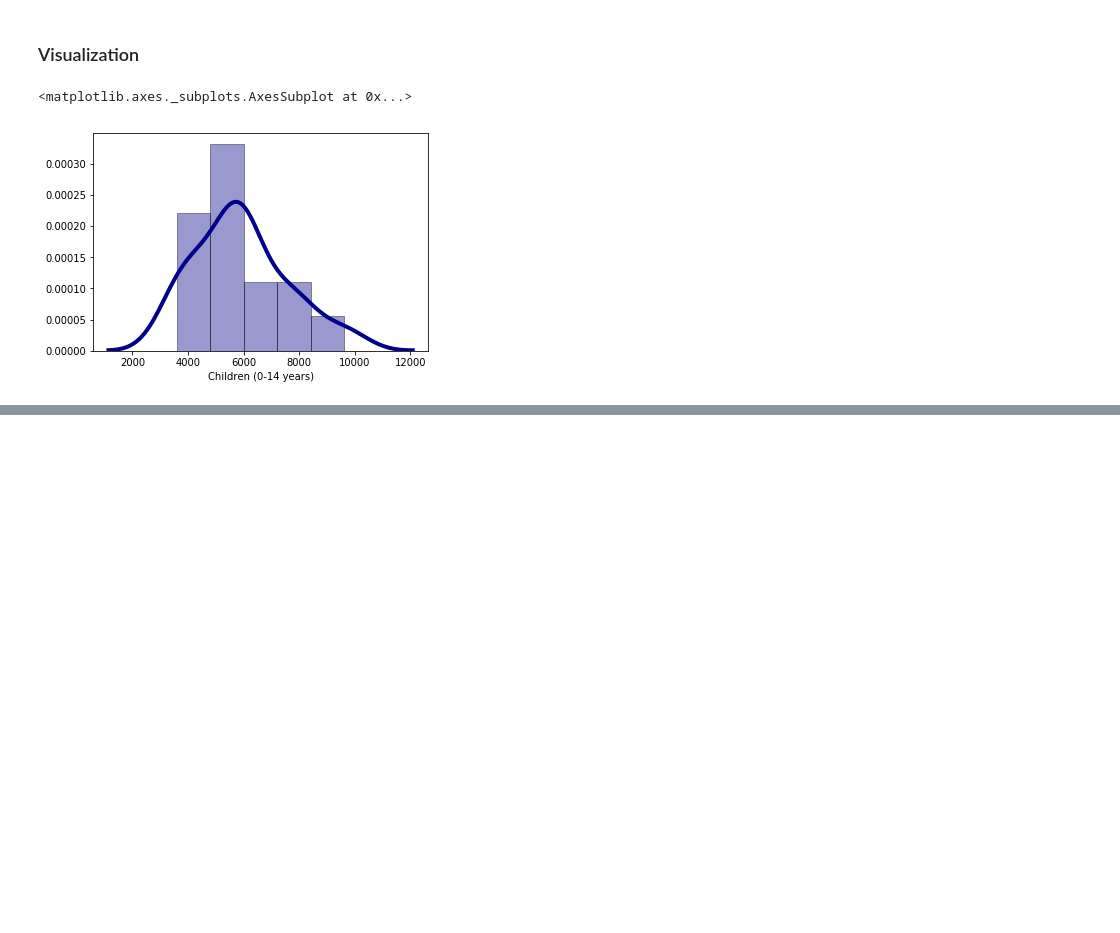
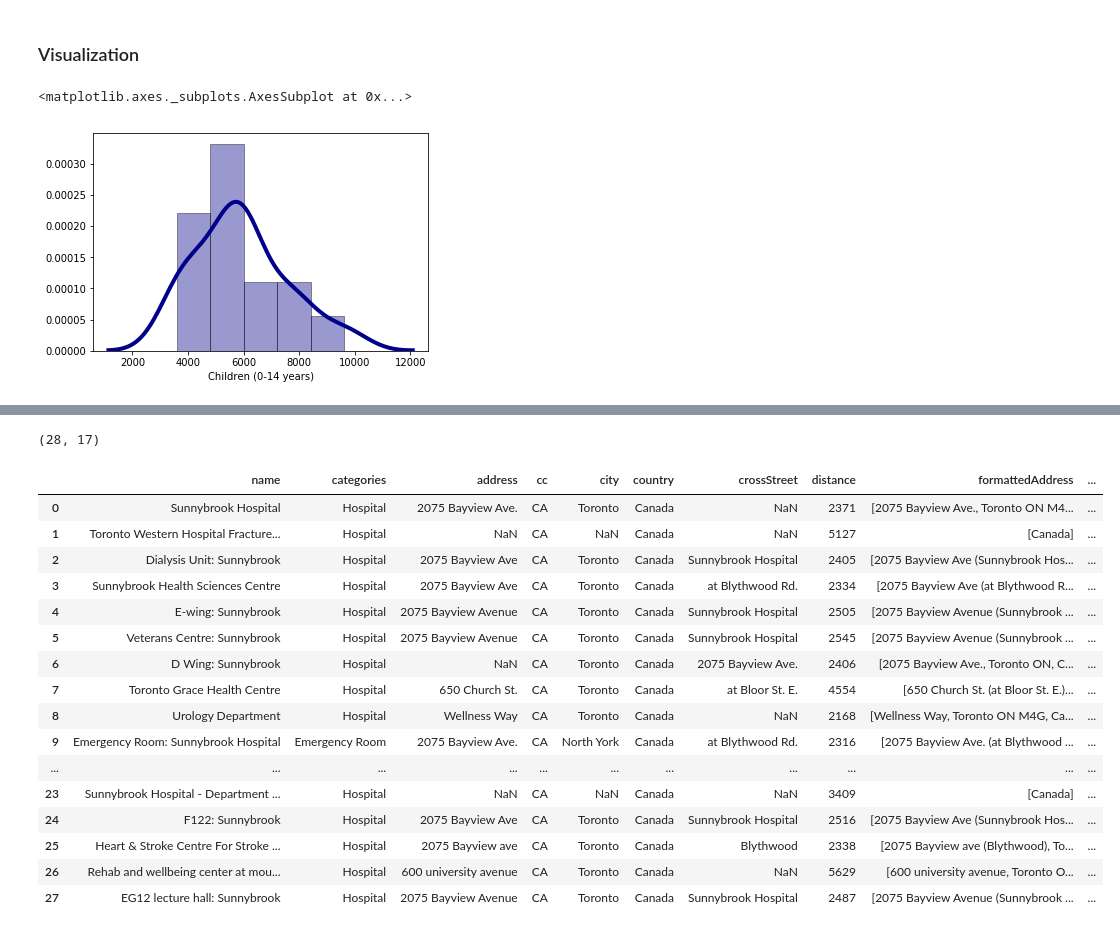
Before and after one commit to genephoenix/Coursera_Capstone, a Jupyter notebook: Capstone Project Notebook.ipynb, the cells around one changed output, grey strips where cells are left out. Cells and saved outputs as stored; diff of their text form; code cells hidden in the pictures; blank space fills up the shorter version.

```diff
--- a/Capstone Project Notebook.ipynb
+++ b/Capstone Project Notebook.ipynb
@@ -1168,0 +1219,3 @@ sns.distplot(top_vuln_rename['Children (0-14 years)'], hist=True, kde=True,
+# %%
+neighbourhood_latitude = 43.709682
+neighbourhood_longitude = -79.400178
@@ -1168,0 +1238,8 @@ sns.distplot(top_vuln_rename['Children (0-14 years)'], hist=True, kde=True,
+# %%
+#category id for hospitals
+category_id = '4bf58dd8d48988d196941735'
+
+url = 'https://api.foursquare.com/v2/venues/search?client_id={}&client_secret={}&categoryId={}&ll={},{}&radius=5000&v={}&limit={}'.format(CLIENT_ID, CLIENT_SECRET, category_id, neighbourhood_latitude, neighbourhood_longitude, VERSION, LIMIT)
+# %%
+results = requests.get(url).json()
+results
@@ -1168,0 +1264,7 @@ sns.distplot(top_vuln_rename['Children (0-14 years)'], hist=True, kde=True,
+# %%
+# assign relevant part of JSON to venues
+hospitals = results['response']['venues']
+
+# tranform venues into a dataframe
+hospital_df = json_normalize(hospitals)
+hospital_df.head()
@@ -1168,0 +1278,46 @@ sns.distplot(top_vuln_rename['Children (0-14 years)'], hist=True, kde=True,
+# %%
+hospital_df.shape
+# %% [output]
+(28, 17)
+# %%
+# keep only columns that include venue name, and anything that is associated with location
+filtered_columns = ['name', 'categories'] + [col for col in hospital_df.columns if col.startswith('location.')] + ['id']
+dataframe_filtered = hospital_df.loc[:, filtered_columns]
+
+# function that extracts the category of the venue
+def get_category_type(row):
+    try:
+        categories_list = row['categories']
+    except:
+        categories_list = row['venue.categories']
+
+    if len(categories_list) == 0:
+        return None
+    else:
+        return categories_list[0]['name']
+
+# filter the category for each row
+dataframe_filtered['categories'] = dataframe_filtered.apply(get_category_type, axis=1)
+
+# clean column names by keeping only last term
+dataframe_filtered.columns = [column.split('.')[-1] for column in dataframe_filtered.columns]
+
+dataframe_filtered
+# %% [output]
+|  | name | categories | address | cc | city | country | crossStreet | distance | formattedAddress | ... |
+| 0 | Sunnybrook Hospital | Hospital | 2075 Bayview Ave. | CA | Toronto | Canada | NaN | 2371 | [2075 Bayview Ave., Toronto ON M4... | ... |
+| 1 | Toronto Western Hospital Fracture... | Hospital | NaN | CA | NaN | Canada | NaN | 5127 | [Canada] | ... |
+| 2 | Dialysis Unit: Sunnybrook | Hospital | 2075 Bayview Ave | CA | Toronto | Canada | Sunnybrook Hospital | 2405 | [2075 Bayview Ave (Sunnybrook Hos... | ... |
+| 3 | Sunnybrook Health Sciences Centre | Hospital | 2075 Bayview Ave | CA | Toronto | Canada | at Blythwood Rd. | 2334 | [2075 Bayview Ave (at Blythwood R... | ... |
+| 4 | E-wing: Sunnybrook | Hospital | 2075 Bayview Avenue | CA | Toronto | Canada | Sunnybrook Hospital | 2505 | [2075 Bayview Avenue (Sunnybrook ... | ... |
+| 5 | Veterans Centre: Sunnybrook | Hospital | 2075 Bayview Avenue | CA | Toronto | Canada | Sunnybrook Hospital | 2545 | [2075 Bayview Avenue (Sunnybrook ... | ... |
+| 6 | D Wing: Sunnybrook | Hospital | NaN | CA | Toronto | Canada | 2075 Bayview Ave. | 2406 | [2075 Bayview Ave., Toronto ON, C... | ... |
+| 7 | Toronto Grace Health Centre | Hospital | 650 Church St. | CA | Toronto | Canada | at Bloor St. E. | 4554 | [650 Church St. (at Bloor St. E.)... | ... |
+| 8 | Urology Department | Hospital | Wellness Way | CA | Toronto | Canada | NaN | 2168 | [Wellness Way, Toronto ON M4G, Ca... | ... |
+| 9 | Emergency Room: Sunnybrook Hospital | Emergency Room | 2075 Bayview Ave. | CA | North York | Canada | at Blythwood Rd. | 2316 | [2075 Bayview Ave. (at Blythwood ... | ... |
+| ... | ... | ... | ... | ... | ... | ... | ... | ... | ... | ... |
+| 23 | Sunnybrook Hospital - Department ... | Hospital | NaN | CA | NaN | Canada | NaN | 3409 | [Canada] | ... |
+| 24 | F122: Sunnybrook | Hospital | 2075 Bayview Ave | CA | Toronto | Canada | Sunnybrook Hospital | 2516 | [2075 Bayview Ave (Sunnybrook Hos... | ... |
+| 25 | Heart & Stroke Centre For Stroke ... | Hospital | 2075 Bayview ave | CA | Toronto | Canada | Blythwood | 2338 | [2075 Bayview ave (Blythwood), To... | ... |
+| 26 | Rehab and wellbeing center at mou... | Hospital | 600 university avenue | CA | Toronto | Canada | NaN | 5629 | [600 university avenue, Toronto O... | ... |
+| 27 | EG12 lecture hall: Sunnybrook | Hospital | 2075 Bayview Avenue | CA | Toronto | Canada | Sunnybrook Hospital | 2487 | [2075 Bayview Avenue (Sunnybrook ... | ... |
```
Also changed, not shown: parts of 49 cells of this notebook.
